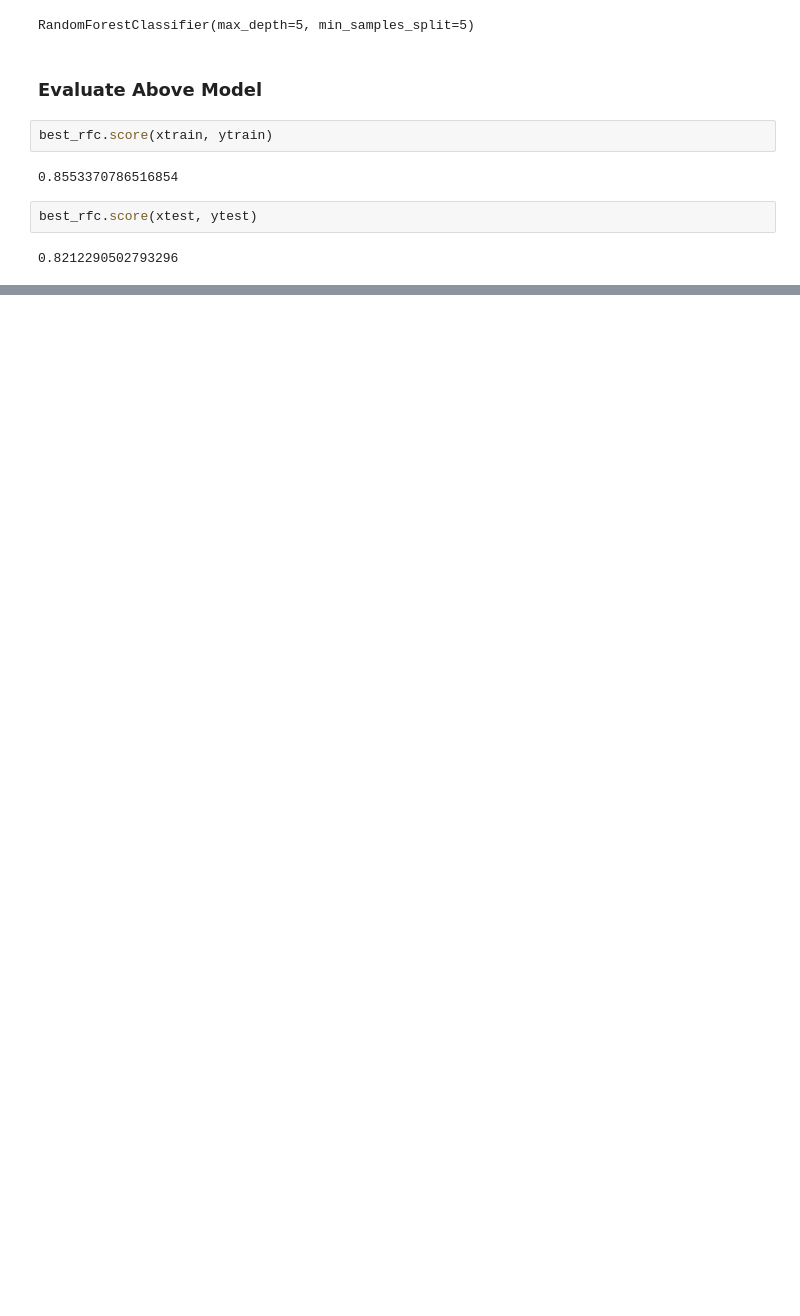
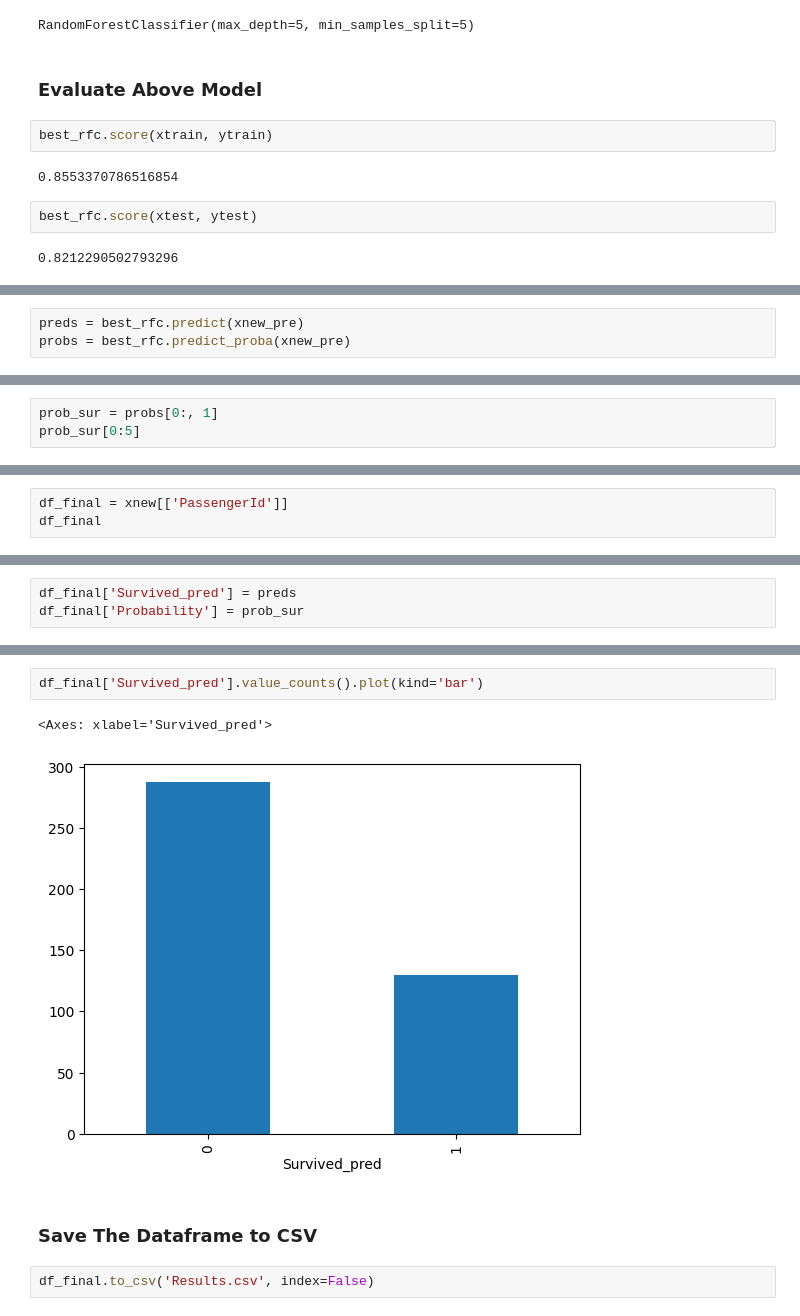
Before and after one commit to KhanFaisa/Machine-Learning-Project, a Jupyter notebook: Ensemble/Ensemble.ipynb, the cells around one changed output, grey strips where cells are left out. Cells and saved outputs as stored; diff of their text form; blank space fills up the shorter version.

```diff
--- a/Ensemble/Ensemble.ipynb
+++ b/Ensemble/Ensemble.ipynb
@@ -240,0 +462,3 @@ best_rfc.score(xtest, ytest)
+# %%
+preds = best_rfc.predict(xnew_pre)
+probs = best_rfc.predict_proba(xnew_pre)
@@ -240,0 +481,3 @@ best_rfc.score(xtest, ytest)
+# %%
+prob_sur = probs[0:, 1]
+prob_sur[0:5]
@@ -240,0 +486,3 @@ best_rfc.score(xtest, ytest)
+# %%
+df_final = xnew[['PassengerId']]
+df_final
@@ -240,0 +503,3 @@ best_rfc.score(xtest, ytest)
+# %%
+df_final['Survived_pred'] = preds
+df_final['Probability'] = prob_sur
@@ -240,0 +529,9 @@ best_rfc.score(xtest, ytest)
+# %%
+df_final['Survived_pred'].value_counts().plot(kind='bar')
+# %% [output]
+<Axes: xlabel='Survived_pred'>
+[figure, added]
+# %% [markdown]
+### Save The Dataframe to CSV
+# %%
+df_final.to_csv('Results.csv', index=False)
```
Also changed, not shown: parts of 38 cells of this notebook, 1 other file.
